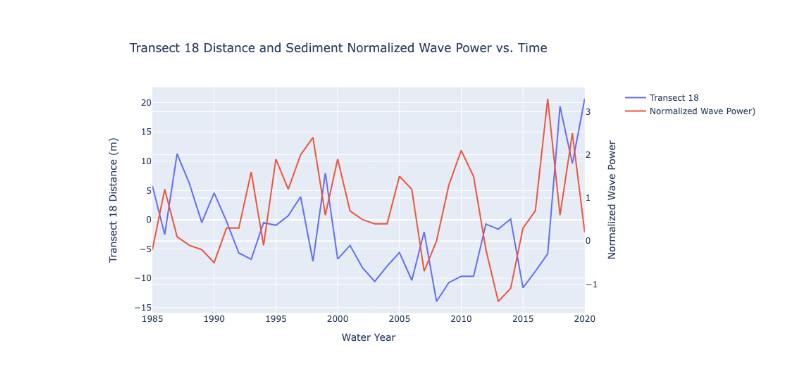
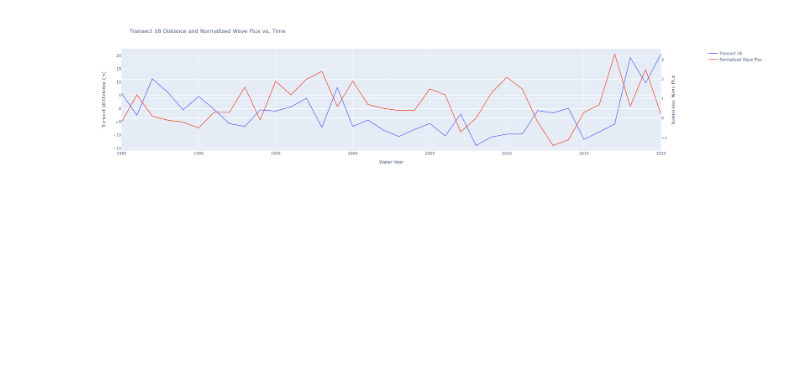
Before and after one commit to landen5/USGS-project, a Jupyter notebook: SingleVar.ipynb, the cells around one changed output. Saved outputs shown, nothing was run; the diff lists cells and outputs as text; code cells hidden in the pictures; blank space fills up the shorter version.

```diff
--- a/SingleVar.ipynb
+++ b/SingleVar.ipynb
@@ -162,34 +162,34 @@ from plotly.subplots import make_subplots
 fig = make_subplots(specs=[[{"secondary_y": True}]])
 
 # Add traces
 fig.add_trace(
     go.Scatter(x=[1985,1986,1987,1988,1989,1990,1991,1992,1993,1994,1995,1996,1997,1998,1999,2000,2001,2002,2003,2004,2005,2006,2007,2008,2009,2010,2011,2012,2013,2014,2015,2016,2017,2018,2019,2020],
                y=[5.800633135,-2.525792215,11.26297939,6.162470135,-0.4692219648,4.582740585,-0.2661578148,-5.687038715,-6.751223965,-0.4966542148,-0.9489800648,0.6815031352,3.924888985,-7.094181465,7.979817785,-6.722135015,-4.376693715,-8.170934715,-10.55158526,-7.920103015,-5.608041415,-10.34584811,-2.071342315,-13.95305141,-10.72921181,-9.661114915,-9.654031415,-0.7335888148,-1.616565415,0.1368180852,-11.63018336,-8.815136615,-5.823675415,19.35494249,9.596058585,20.66942109],
                name="Transect 18"),
     secondary_y=False,
 )
 
 fig.add_trace(
     go.Scatter(x=[1985,1986,1987,1988,1989,1990,1991,1992,1993,1994,1995,1996,1997,1998,1999,2000,2001,2002,2003,2004,2005,2006,2007,2008,2009,2010,2011,2012,2013,2014,2015,2016,2017,2018,2019,2020],
                y=[-0.2,1.2,0.1,-0.1,-0.2,-0.5,0.3,0.3,1.6,-0.1,1.9,1.2,2.0,2.4,0.6,1.9,0.7,0.5,0.4,0.4,1.5,1.2,-0.7,0.0,1.3,2.1,1.5,-0.2,-1.4,-1.1,0.3,0.7,3.3,0.6,2.5,0.2],
-               name="Normalized Wave Power)"),
+               name="Normalized Wave Flux"),
     secondary_y=True,
 )
 
 # Add figure title
 fig.update_layout(
-    title_text="Transect 18 Distance and Sediment Normalized Wave Power vs. Time",
+    title_text="Transect 18 Distance and Normalized Wave Flux vs. Time",
     width=1000, height=500
 )
 
 # Set x-axis title
 fig.update_xaxes(title_text="Water Year")
 
 # Set y-axes titles
 fig.update_yaxes(title_text="Transect 18 Distance (m)", secondary_y=False)
-fig.update_yaxes(title_text="Normalized Wave Power", secondary_y=True)
+fig.update_yaxes(title_text="Normalized Wave Flux", secondary_y=True)
 
 fig.show()
 #fig.write_image("images/fig5.jpeg")
 # %% [output]
-[figure, old version]
+[figure, new version]
```
Also changed, not shown: parts of 4 cells of this notebook.
